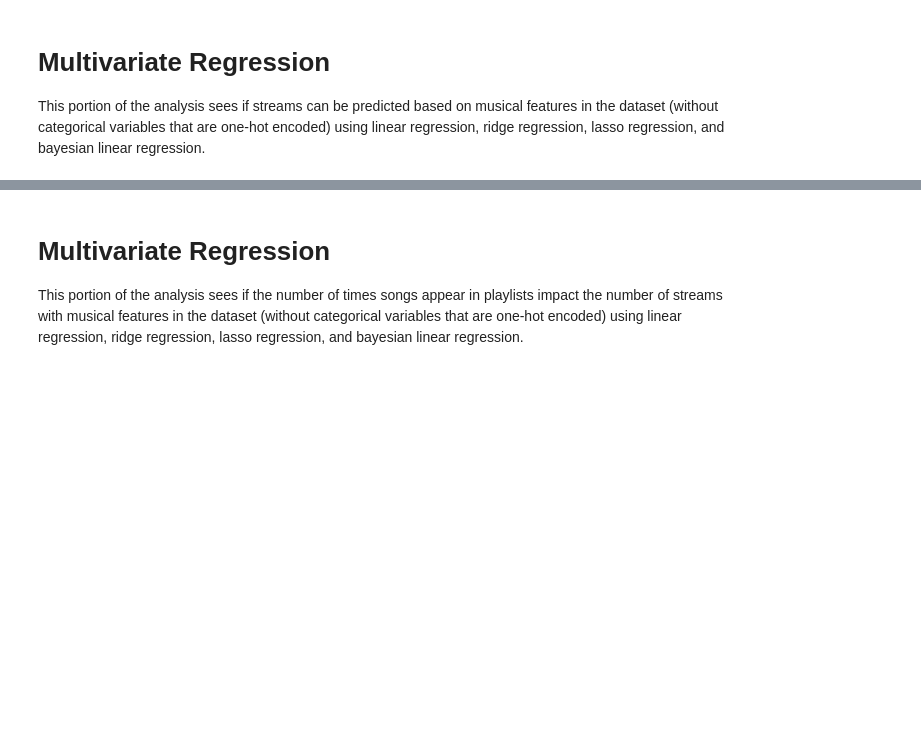
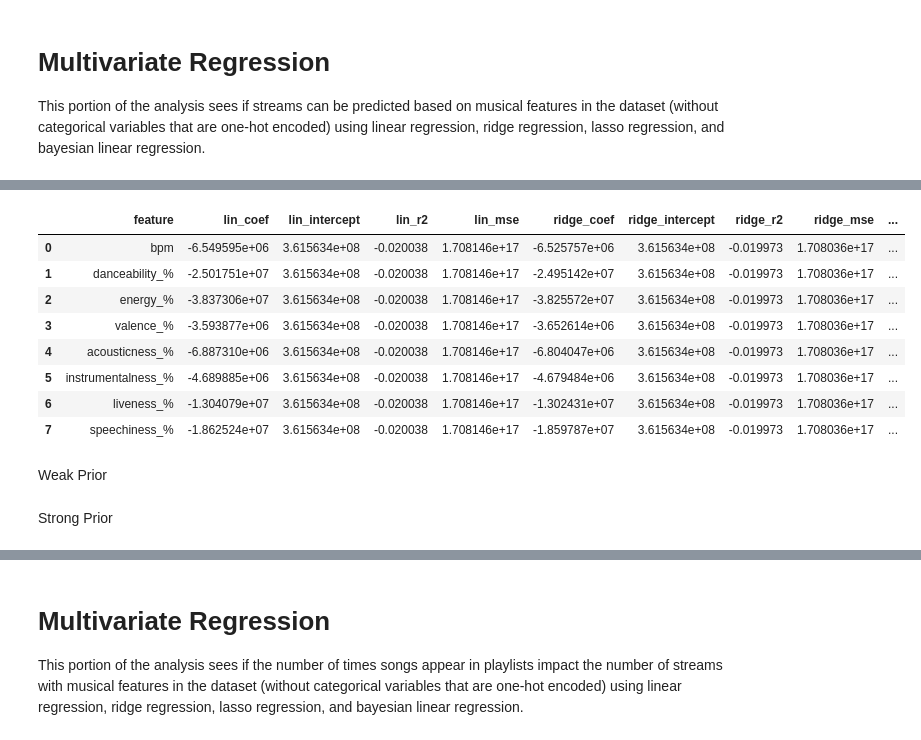
Before and after one commit to bottleyearold/Probabilistic-Machine-Learning-Football-Project, a Jupyter notebook: project_code.ipynb, the cells around one changed output, grey strips where cells are left out. Saved outputs shown, nothing was run; the diff lists cells and outputs as text; code cells hidden in the pictures; blank space fills up the shorter version.

```diff
--- a/project_code.ipynb
+++ b/project_code.ipynb
@@ -333,0 +350,8 @@ This portion of the analysis sees if streams can be predicted based on musical f
+# %%
+X_train, X_test, y_train, y_test = train_test_split(
+    X_multi, y, test_size=0.2, random_state=42
+)
+
+scaler = StandardScaler()
+X_train_scaled = scaler.fit_transform(X_train)
+X_test_scaled = scaler.transform(X_test)
@@ -333,0 +383,15 @@ This portion of the analysis sees if streams can be predicted based on musical f
+# %%
+ridge_model = Ridge()
+ridge_model.fit(X_train_scaled, y_train)
+y_pred_ridge = ridge_model.predict(X_test_scaled)
+
+results_df_ridge = pd.DataFrame({
+    'feature': X_train.columns,
+    'ridge_coef': ridge_model.coef_,
+})
+
+results_df_ridge['ridge_intercept'] = ridge_model.intercept_
+results_df_ridge['ridge_r2'] = r2_score(y_test, y_pred_ridge)
+results_df_ridge['ridge_mse'] = mean_squared_error(y_test, y_pred_ridge)
+
+print(results_df_ridge)
@@ -333,0 +409,15 @@ This portion of the analysis sees if streams can be predicted based on musical f
+# %%
+lasso_model = Lasso(alpha=0.01, max_iter=10000)
+lasso_model.fit(X_train_scaled, y_train)
+y_pred_lasso = lasso_model.predict(X_test_scaled)
+
+results_df_lasso = pd.DataFrame({
+    'feature': X_train.columns,
+    'lasso_coef': lasso_model.coef_,
+})
+
+results_df_lasso['lasso_intercept'] = lasso_model.intercept_
+results_df_lasso['lasso_r2'] = r2_score(y_test, y_pred_lasso)
+results_df_lasso['lasso_mse'] = mean_squared_error(y_test, y_pred_lasso)
+
+print(results_df_lasso)
@@ -333,0 +434,15 @@ This portion of the analysis sees if streams can be predicted based on musical f
+# %%
+results_musical = results_df_lin.merge(results_df_ridge, on='feature')
+results_musical = results_musical.merge(results_df_lasso, on='feature')
+
+results_musical
+# %% [output]
+|  | feature | lin_coef | lin_intercept | lin_r2 | lin_mse | ridge_coef | ridge_intercept | ridge_r2 | ridge_mse | ... |
+| 0 | bpm | -6.549595e+06 | 3.615634e+08 | -0.020038 | 1.708146e+17 | -6.525757e+06 | 3.615634e+08 | -0.019973 | 1.708036e+17 | ... |
+| 1 | danceability_% | -2.501751e+07 | 3.615634e+08 | -0.020038 | 1.708146e+17 | -2.495142e+07 | 3.615634e+08 | -0.019973 | 1.708036e+17 | ... |
+| 2 | energy_% | -3.837306e+07 | 3.615634e+08 | -0.020038 | 1.708146e+17 | -3.825572e+07 | 3.615634e+08 | -0.019973 | 1.708036e+17 | ... |
+| 3 | valence_% | -3.593877e+06 | 3.615634e+08 | -0.020038 | 1.708146e+17 | -3.652614e+06 | 3.615634e+08 | -0.019973 | 1.708036e+17 | ... |
+| 4 | acousticness_% | -6.887310e+06 | 3.615634e+08 | -0.020038 | 1.708146e+17 | -6.804047e+06 | 3.615634e+08 | -0.019973 | 1.708036e+17 | ... |
+| 5 | instrumentalness_% | -4.689885e+06 | 3.615634e+08 | -0.020038 | 1.708146e+17 | -4.679484e+06 | 3.615634e+08 | -0.019973 | 1.708036e+17 | ... |
+| 6 | liveness_% | -1.304079e+07 | 3.615634e+08 | -0.020038 | 1.708146e+17 | -1.302431e+07 | 3.615634e+08 | -0.019973 | 1.708036e+17 | ... |
+| 7 | speechiness_% | -1.862524e+07 | 3.615634e+08 | -0.020038 | 1.708146e+17 | -1.859787e+07 | 3.615634e+08 | -0.019973 | 1.708036e+17 | ... |
@@ -333,0 +452,2 @@ This portion of the analysis sees if streams can be predicted based on musical f
+# %% [markdown]
+Weak Prior
@@ -333,0 +464,2 @@ This portion of the analysis sees if streams can be predicted based on musical f
+# %% [markdown]
+Strong Prior
```
Also changed, not shown: parts of 61 cells of this notebook.
